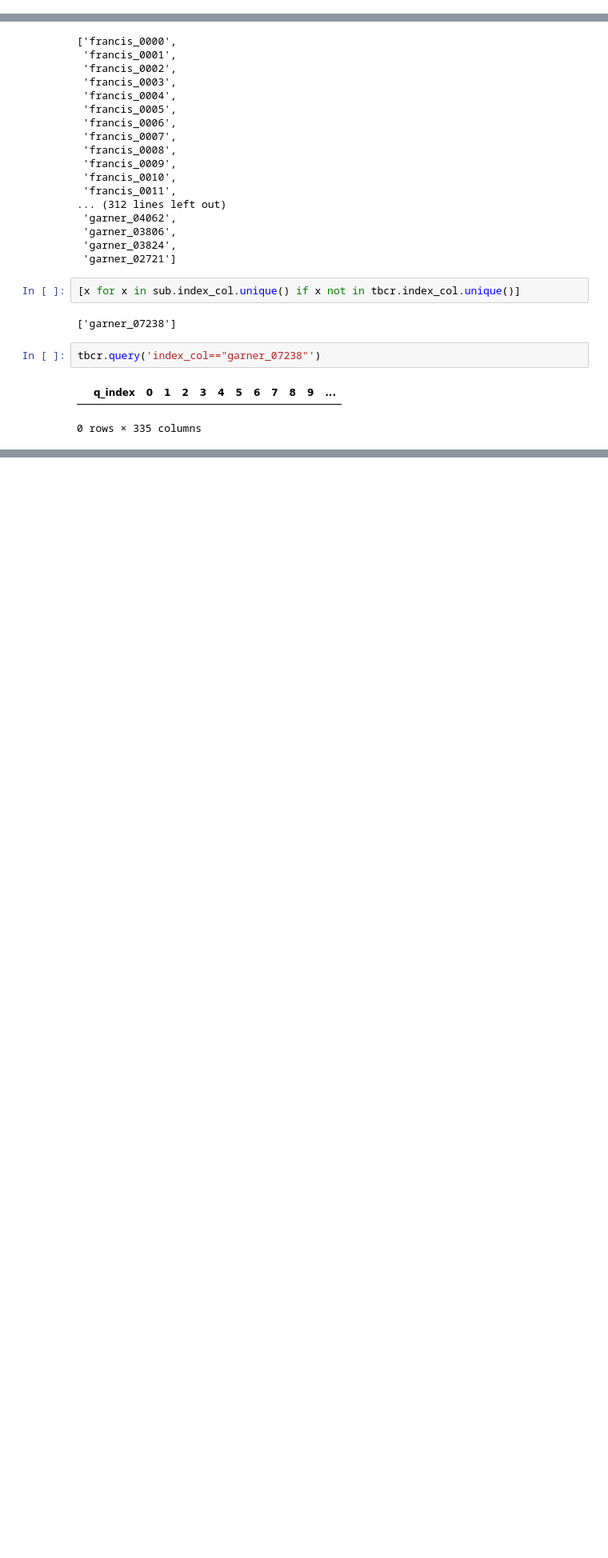
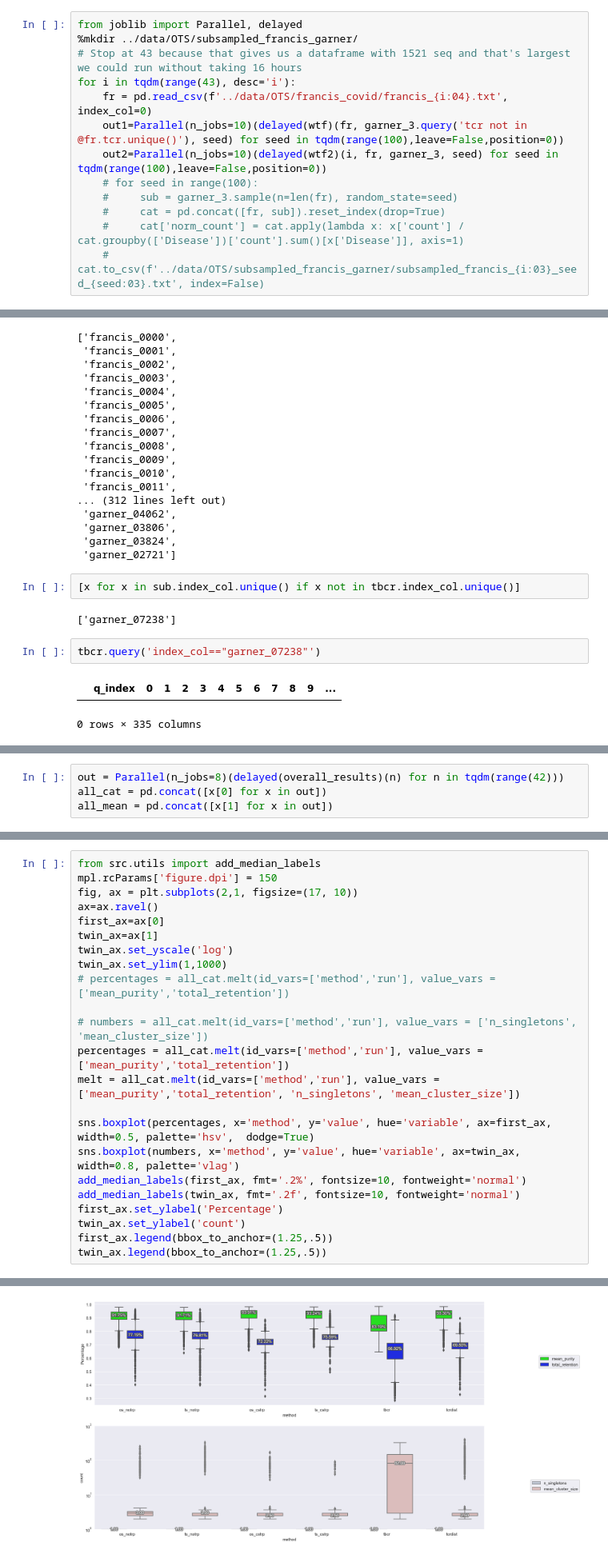
Before and after one commit to richieYT-wan/tclustr, a Jupyter notebook: notebooks/240819_PatientData.ipynb, the cells around one changed output, grey strips where cells are left out. Shown at 80% size. Saved outputs shown, nothing was run; the diff lists cells and outputs as text; blank space fills up the shorter version.

```diff
--- a/notebooks/240819_PatientData.ipynb
+++ b/notebooks/240819_PatientData.ipynb
@@ -848,0 +857,13 @@ mkdir: ../data/OTS/subsampled_francis_garner/: File exists
+# %%
+from joblib import Parallel, delayed
+%mkdir ../data/OTS/subsampled_francis_garner/
+# Stop at 43 because that gives us a dataframe with 1521 seq and that's largest we could run without taking 16 hours
+for i in tqdm(range(43), desc='i'):
+    fr = pd.read_csv(f'../data/OTS/francis_covid/francis_{i:04}.txt', index_col=0)
+    out1=Parallel(n_jobs=10)(delayed(wtf)(fr, garner_3.query('tcr not in @fr.tcr.unique()'), seed) for seed in tqdm(range(100),leave=False,position=0))
+    out2=Parallel(n_jobs=10)(delayed(wtf2)(i, fr, garner_3, seed) for seed in tqdm(range(100),leave=False,position=0))
+    # for seed in range(100):
+    #     sub = garner_3.sample(n=len(fr), random_state=seed)
+    #     cat = pd.concat([fr, sub]).reset_index(drop=True)
+    #     cat['norm_count'] = cat.apply(lambda x: x['count'] / cat.groupby(['Disease'])['count'].sum()[x['Disease']], axis=1)
+    #     cat.to_csv(f'../data/OTS/subsampled_francis_garner/subsampled_francis_{i:03}_seed_{seed:03}.txt', index=False)
@@ -1752,0 +1774,4 @@ gb_tcrdist
+# %%
+out = Parallel(n_jobs=8)(delayed(overall_results)(n) for n in tqdm(range(42)))
+all_cat = pd.concat([x[0] for x in out])
+all_mean = pd.concat([x[1] for x in out])
@@ -1752,0 +1827,24 @@ gb_tcrdist
+# %%
+from src.utils import add_median_labels
+mpl.rcParams['figure.dpi'] = 150
+fig, ax = plt.subplots(2,1, figsize=(17, 10))
+ax=ax.ravel()
+first_ax=ax[0]
+twin_ax=ax[1]
+twin_ax.set_yscale('log')
+twin_ax.set_ylim(1,1000)
+# percentages = all_cat.melt(id_vars=['method','run'], value_vars = ['mean_purity','total_retention'])
+
+# numbers = all_cat.melt(id_vars=['method','run'], value_vars = ['n_singletons', 'mean_cluster_size'])
+percentages = all_cat.melt(id_vars=['method','run'], value_vars = ['mean_purity','total_retention'])
+melt = all_cat.melt(id_vars=['method','run'], value_vars = ['mean_purity','total_retention', 'n_singletons', 'mean_cluster_size'])
+
+sns.boxplot(percentages, x='method', y='value', hue='variable', ax=first_ax, width=0.5, palette='hsv',  dodge=True)
+sns.boxplot(numbers, x='method', y='value', hue='variable', ax=twin_ax, width=0.8, palette='vlag')
+add_median_labels(first_ax, fmt='.2%', fontsize=10, fontweight='normal')
+add_median_labels(twin_ax, fmt='.2f', fontsize=10, fontweight='normal')
+first_ax.set_ylabel('Percentage')
+twin_ax.set_ylabel('count')
+first_ax.legend(bbox_to_anchor=(1.25,.5))
+twin_ax.legend(bbox_to_anchor=(1.25,.5))
+# %% [output]
@@ -1752,0 +1852 @@ gb_tcrdist
+[figure, added]
```
Also changed, not shown: parts of 33 cells of this notebook, 5 other files.
